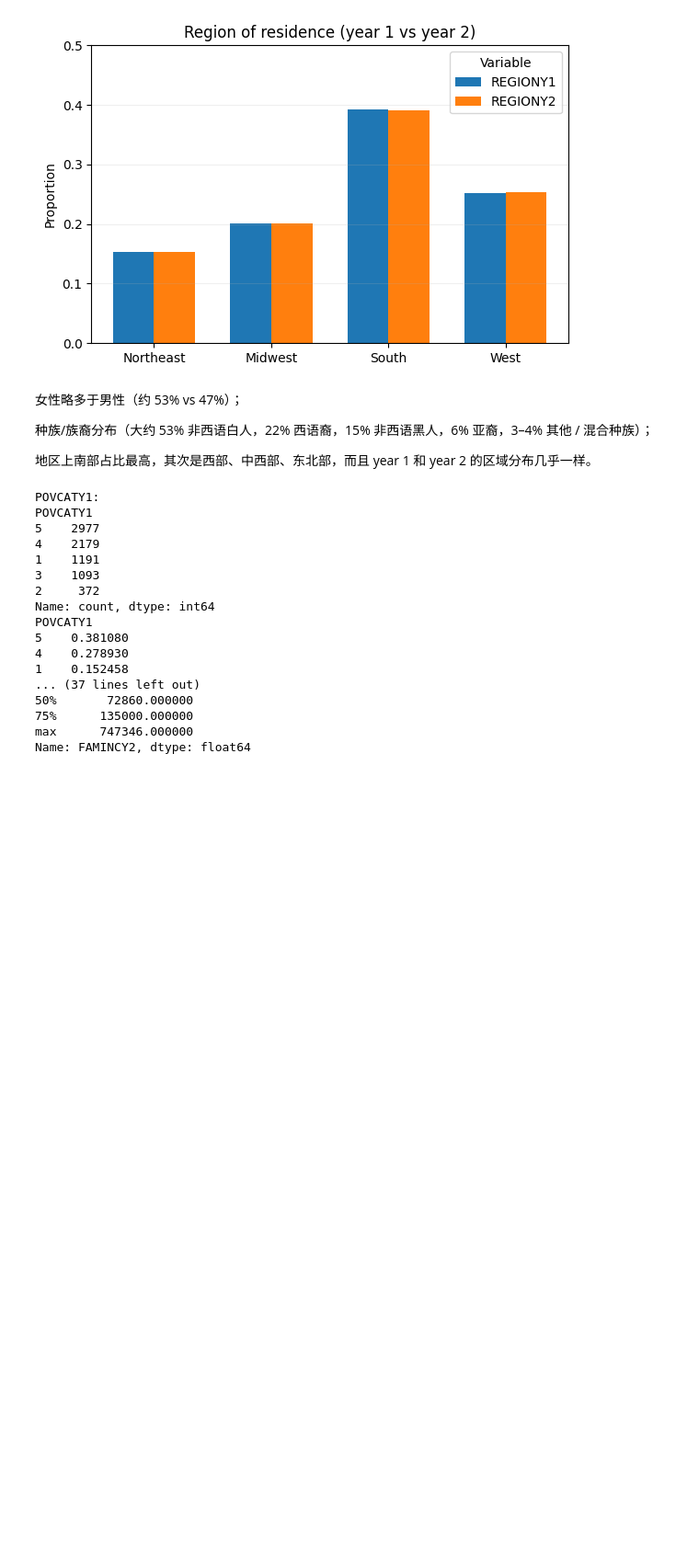
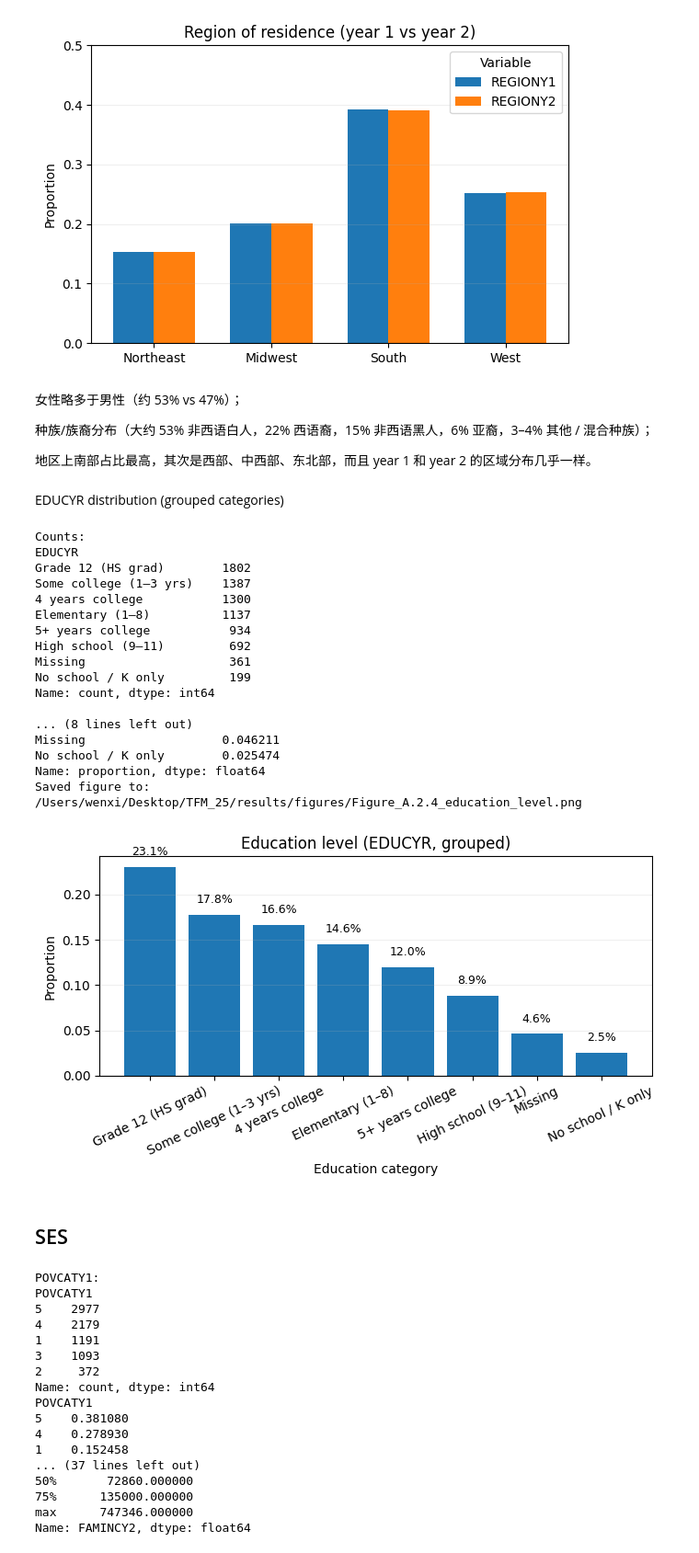
Before and after one commit to WenxiGu/Thesis-project-MEPS, a Jupyter notebook: notebooks/01_EDA.ipynb, the cells around one changed output. Shown at 92% size. Cells and saved outputs as stored; diff of their text form; code cells hidden in the pictures; blank space fills up the shorter version.

```diff
--- a/notebooks/01_EDA.ipynb
+++ b/notebooks/01_EDA.ipynb
@@ -343,5 +348,9 @@ plt.ylabel("Proportion")
 plt.title("Age groups (year 1)")
 plt.grid(axis="y", alpha=0.2)
 plt.tight_layout()
+
+out_path = FIGURES_DIR / "Figure_A.1_age_groups.png"
+plt.savefig(out_path, dpi=300, bbox_inches="tight")
+print("Saved figure to:", out_path)
 plt.show()
 # %% [output]
@@ -413,5 +423,9 @@ if "SEX" in df_pre.columns:
     plt.title("Sex distribution")
     plt.grid(axis="y", alpha=0.2)
     plt.tight_layout()
+
+    out_path = FIGURES_DIR / "Figure_A.2_sex.png"
+    plt.savefig(out_path, dpi=300, bbox_inches="tight")
+    print("Saved figure to:", out_path)
     plt.show()
 # %% [output]
@@ -432,5 +447,9 @@ if "RACETHX" in df_pre.columns:
     plt.xticks(rotation=30, ha="right")
     plt.grid(axis="y", alpha=0.2)
     plt.tight_layout()
+
+    out_path = FIGURES_DIR / "Figure_A.2_race.png"
+    plt.savefig(out_path, dpi=300, bbox_inches="tight")
+    print("Saved figure to:", out_path)
     plt.show()
 # %% [output]
@@ -480,3 +505,5 @@ plt.show()
 种族/族裔分布（大约 53% 非西语白人，22% 西语裔，15% 非西语黑人，6% 亚裔，3–4% 其他 / 混合种族）；
 
 地区上南部占比最高，其次是西部、中西部、东北部，而且 year 1 和 year 2 的区域分布几乎一样。
+# %% [markdown]
+EDUCYR distribution (grouped categories)
@@ -483,3 +551,61 @@ plt.show()
+# %%
+def recode_educyr(v):
+    if pd.isna(v):
+        return np.nan
+    v = int(v)
+    if v == 0:
+        return "No school / K only"
+    if 1 <= v <= 8:
+        return "Elementary (1–8)"
+    if 9 <= v <= 11:
+        return "High school (9–11)"
+    if v == 12:
+        return "Grade 12 (HS grad)"
+    if 13 <= v <= 15:
+        return "Some college (1–3 yrs)"
+    if v == 16:
+        return "4 years college"
+    if v >= 17:
+        return "5+ years college"
+    return np.nan
+
+if "EDUCYR" in df_pre.columns:
+    educ_grp = df_pre["EDUCYR"].map(recode_educyr)
+    barplot_with_pct(
+        educ_grp,
+        title="Education level (EDUCYR, grouped)",
+        xlabel="Education category",
+        include_missing=True
+    )
+
+
+
+out_path = FIGURES_DIR / "Figure_A.2.4_education_level.png"
+fig.savefig(out_path, dpi=300, bbox_inches="tight")
+print("Saved figure to:", out_path)
+
+plt.show()
+# %% [output]
+Counts:
+EDUCYR
+Grade 12 (HS grad)        1802
+Some college (1–3 yrs)    1387
+4 years college           1300
+Elementary (1–8)          1137
+5+ years college           934
+High school (9–11)         692
+Missing                    361
+No school / K only         199
+Name: count, dtype: int64
+
+... (8 lines left out)
+Missing                   0.046211
+No school / K only        0.025474
+Name: proportion, dtype: float64
+Saved figure to: /Users/wenxi/Desktop/TFM_25/results/figures/Figure_A.2.4_education_level.png
+[figure, added]
+# %% [markdown]
+## SES
 # %%
 #Poverty category and family income
 
```
Also changed, not shown: parts of 25 cells of this notebook, 24 other files.
